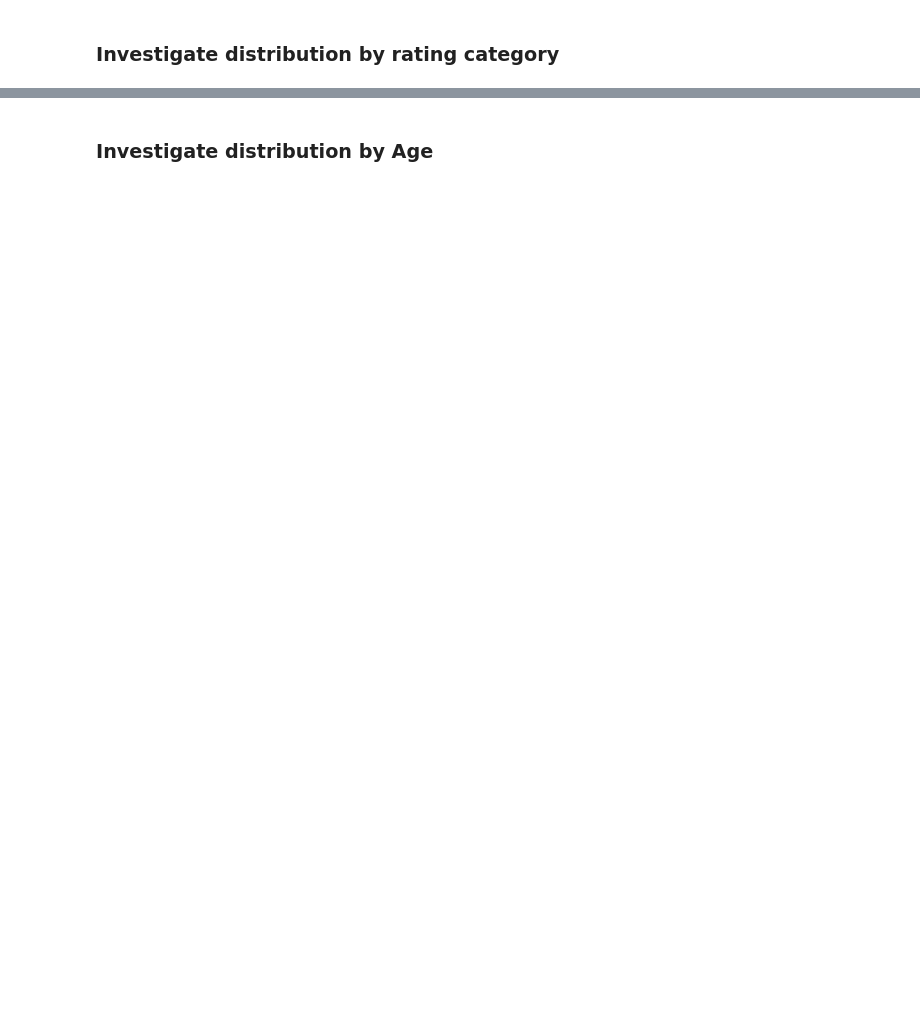
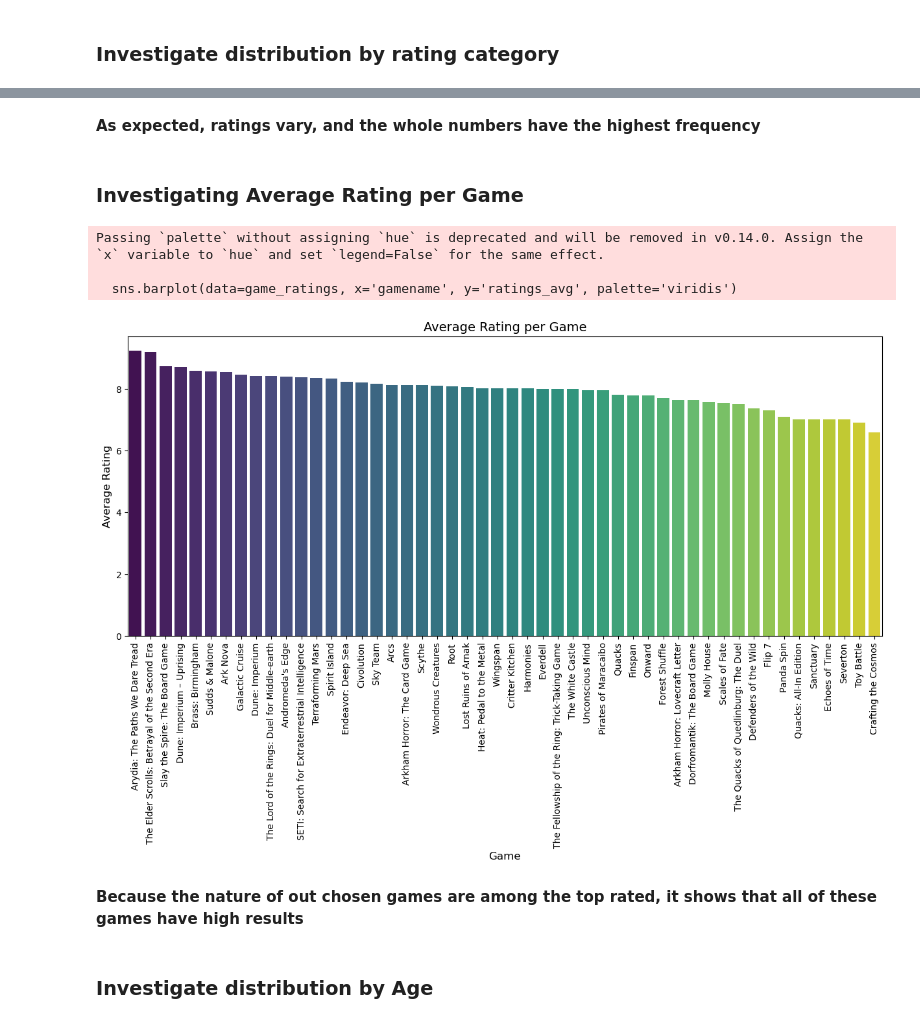
Before and after one commit to ABF-QC/Module3_Project2_solo, a Jupyter notebook: notebook/EDA.ipynb, the cells around one changed output, grey strips where cells are left out. Saved outputs shown, nothing was run; the diff lists cells and outputs as text; code cells hidden in the pictures; blank space fills up the shorter version.

```diff
--- a/notebook/EDA.ipynb
+++ b/notebook/EDA.ipynb
@@ -49,3 +92,26 @@ plt.show()
+# %% [markdown]
+**As expected, ratings vary, and the whole numbers have the highest frequency**
+# %% [markdown]
+### Investigating Average Rating per Game
+# %%
+game_ratings = df.groupby('gamename')['ratings_avg'].mean().reset_index()
+game_ratings = game_ratings.sort_values(by='ratings_avg', ascending=False)
+
+# Configuring Plot
+plt.figure(figsize=(15,6))
+sns.barplot(data=game_ratings, x='gamename', y='ratings_avg', palette='viridis')
+plt.title('Average Rating per Game', fontsize=14)
+plt.xlabel('Game', fontsize=12)
+plt.ylabel('Average Rating', fontsize=12)
+plt.xticks(rotation=90)
+plt.show()
+# %% [output]
+Passing `palette` without assigning `hue` is deprecated and will be removed in v0.14.0. Assign the `x` variable to `hue` and set `legend=False` for the same effect.
+
+  sns.barplot(data=game_ratings, x='gamename', y='ratings_avg', palette='viridis')
+[figure, added]
+# %% [markdown]
+**Because the nature of out chosen games are among the top rated, it shows that all of these games have high results**
 # %% [markdown]
 ### Investigate distribution by Age
 # %%
```
Also changed, not shown: parts of 34 cells of this notebook.
